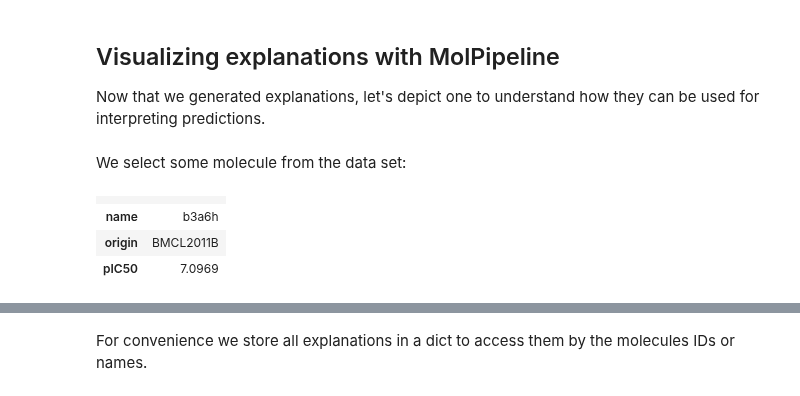
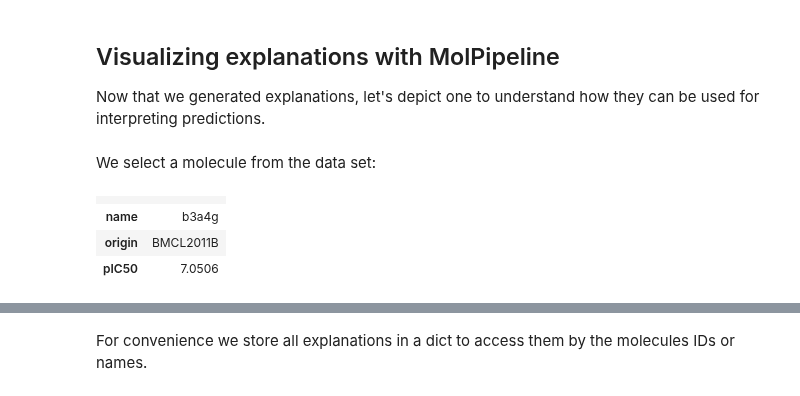
Before and after one commit to basf/MolPipeline, a Jupyter notebook: notebooks/introduction_to_explainable_ai.ipynb, the cells around one changed output, grey strips where cells are left out. Saved outputs shown, nothing was run; the diff lists cells and outputs as text; code cells hidden in the pictures.

```diff
--- a/notebooks/introduction_to_explainable_ai.ipynb
+++ b/notebooks/introduction_to_explainable_ai.ipynb
@@ -32,7 +31,7 @@ The bioactivity is provided as pIC50 values against the aspartic protease renin
 # %% [markdown]
 Let's read in the molecular data.
 # %%
-data_path = "/home/siegjo/projects/sideprojects/harren_2022_data_chembl_pubchem_api_extract/renin_harren.csv"
+data_path = Path("example_data") / "renin_harren.csv"
 df = pd.read_csv(data_path)
 df
 # %% [output]
@@ -82,8 +81,7 @@ pipeline = Pipeline(
         ("auto2mol", AutoToMol()),
         ("morgan", MolToMorganFP(n_bits=2048, radius=3)),
         ("rf", RandomForestRegressor(n_estimators=500, random_state=RANDOM_STATE)),
-    ],
-    n_jobs=-1,
+    ]
 )
 
 pipeline.fit(mols, y)
@@ -125,13 +122,13 @@ array([ 0.12741071,  0.13919019,  0.07593206,  0.13930674,  0.08594195,
 
 Now that we generated explanations, let's depict one to understand how they can be used for interpreting predictions.
 # %% [markdown]
-We select some molecule from the data set:
+We select a molecule from the data set:
 # %%
-explanation = explanations[50]
+explanation = explanations[55]
 explanation.molecule
 # %% [output]
 |  |  |
-| name | b3a6h |
+| name | b3a4g |
 | origin | BMCL2011B |
-| pIC50 | 7.0969 |
+| pIC50 | 7.0506 |
 # %% [markdown]
```
Also changed, not shown: parts of 41 cells of this notebook, 1 other file.
